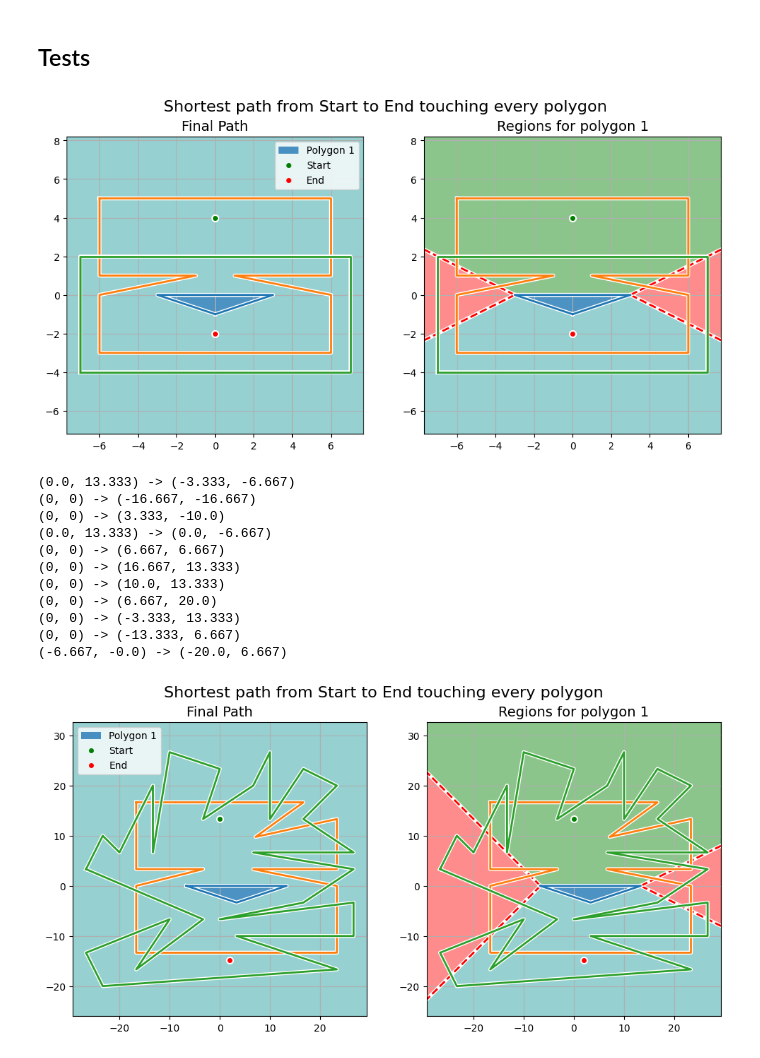
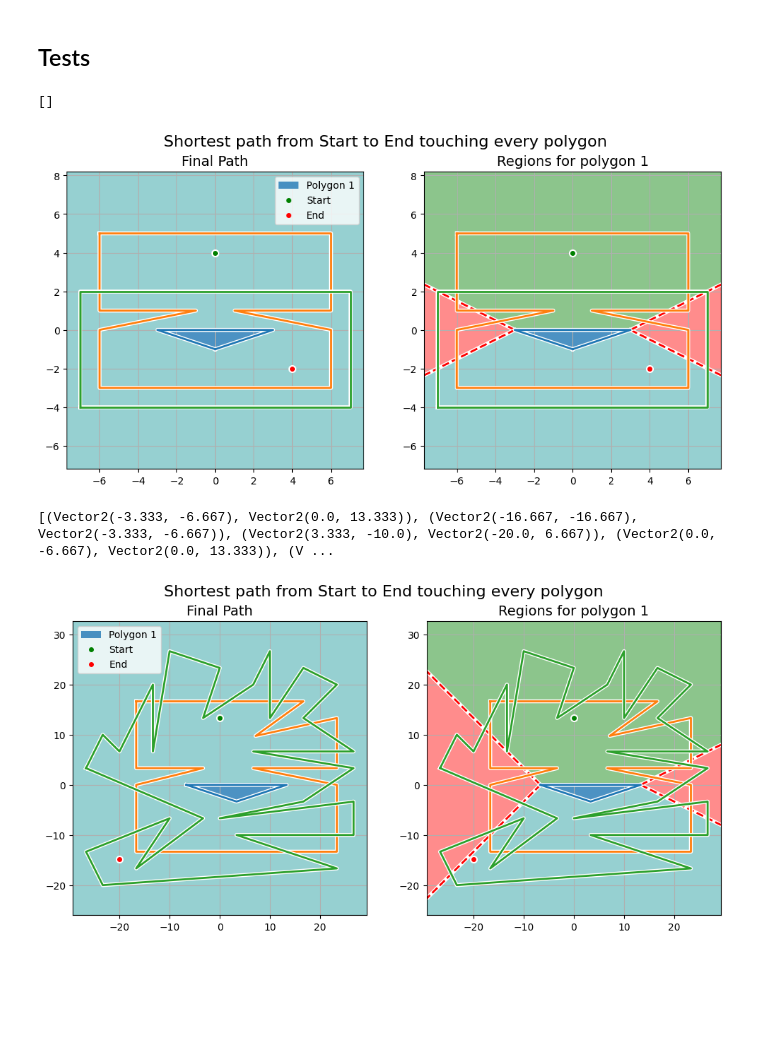
Before and after one commit to YushiPy/TouringPolygons, a Jupyter notebook: test.ipynb, the cells around one changed output. Saved outputs shown, nothing was run; the diff lists cells and outputs as text; code cells hidden in the pictures; blank space fills up the shorter version.

```diff
--- a/test.ipynb
+++ b/test.ipynb
@@ -52,38 +52,26 @@ def parse_test(values: list[list[tuple[float, float]]]) -> Test:
 # %%
 x = [
 	[(0.0, 4.0)],
 	[(-6.0, 5.0), (-6.0, 1.0), (-1.0, 1.0), (-6.0, -0.0), (-6.0, -3.0), (6.0, -3.0), (6.0, -0.0), (1.0, 1.0), (6.0, 1.0), (6.0, 5.0)],
 	[(-3.0, -0.0), (3.0, -0.0), (0.0, -1.0)],
-	[(0.0, -2.0)],
+	[(4.0, -2.0)],
 	[(-7.0, 2.0), (7.0, 2.0), (7.0, -4.0), (-7.0, -4.0)],
 ]
 
 do_test(*parse_test(x))
 # %% [output]
+[]
-[figure, old version]
+[figure, new version]
 # %%
 x = [
 	[(0.0, 13.333)],
 	[(-16.667, 16.667), (-16.667, 3.333), (-3.333, 3.333), (-16.667, -0.0), (-16.667, -13.333), (23.333, -13.333), (23.333, -0.0), (6.667, 3.333), (23.333, 3.333), (23.333, 13.333), (7.133, 9.767), (16.667, 16.667)],
 	[(-6.667, -0.0), (3.333, -3.333), (13.333, -0.0)],
 	[(-23.333, 10.0), (-20.0, 6.667), (-13.333, 20.0), (-13.333, 6.667), (-10.0, 26.667), (0.0, 23.333), (-3.333, 13.333), (6.667, 20.0), (10.0, 26.667), (10.0, 13.333), (16.667, 23.333), (23.333, 20.0), (16.667, 13.333), (26.667, 6.667), (6.667, 6.667), (26.667, 3.333), (16.667, -3.333), (0.0, -6.667), (26.667, -3.333), (26.667, -10.0), (3.333, -10.0), (23.333, -16.667), (-23.333, -20.0), (-26.667, -13.333), (-10.0, -6.667), (-16.667, -16.667), (-3.333, -6.667), (-26.667, 3.333)],
-	[(1.974, -14.804)],
+	[(-20, -14.804)],
 ]
 
-try: do_test(*parse_test(x))
-except ValueError as e:
-	import traceback
-	traceback.print_exc()
+do_test(*parse_test(x))
 # %% [output]
-(0.0, 13.333) -> (-3.333, -6.667)
-(0, 0) -> (-16.667, -16.667)
-(0, 0) -> (3.333, -10.0)
-(0.0, 13.333) -> (0.0, -6.667)
-(0, 0) -> (6.667, 6.667)
-(0, 0) -> (16.667, 13.333)
-(0, 0) -> (10.0, 13.333)
-(0, 0) -> (6.667, 20.0)
-(0, 0) -> (-3.333, 13.333)
-(0, 0) -> (-13.333, 6.667)
-(-6.667, -0.0) -> (-20.0, 6.667)
+[(Vector2(-3.333, -6.667), Vector2(0.0, 13.333)), (Vector2(-16.667, -16.667), Vector2(-3.333, -6.667)), (Vector2(3.333, -10.0), Vector2(-20.0, 6.667)), (Vector2(0.0, -6.667), Vector2(0.0, 13.333)), (V ...
-[figure, old version]
+[figure, new version]
```
Also changed, not shown: 2 other files.
